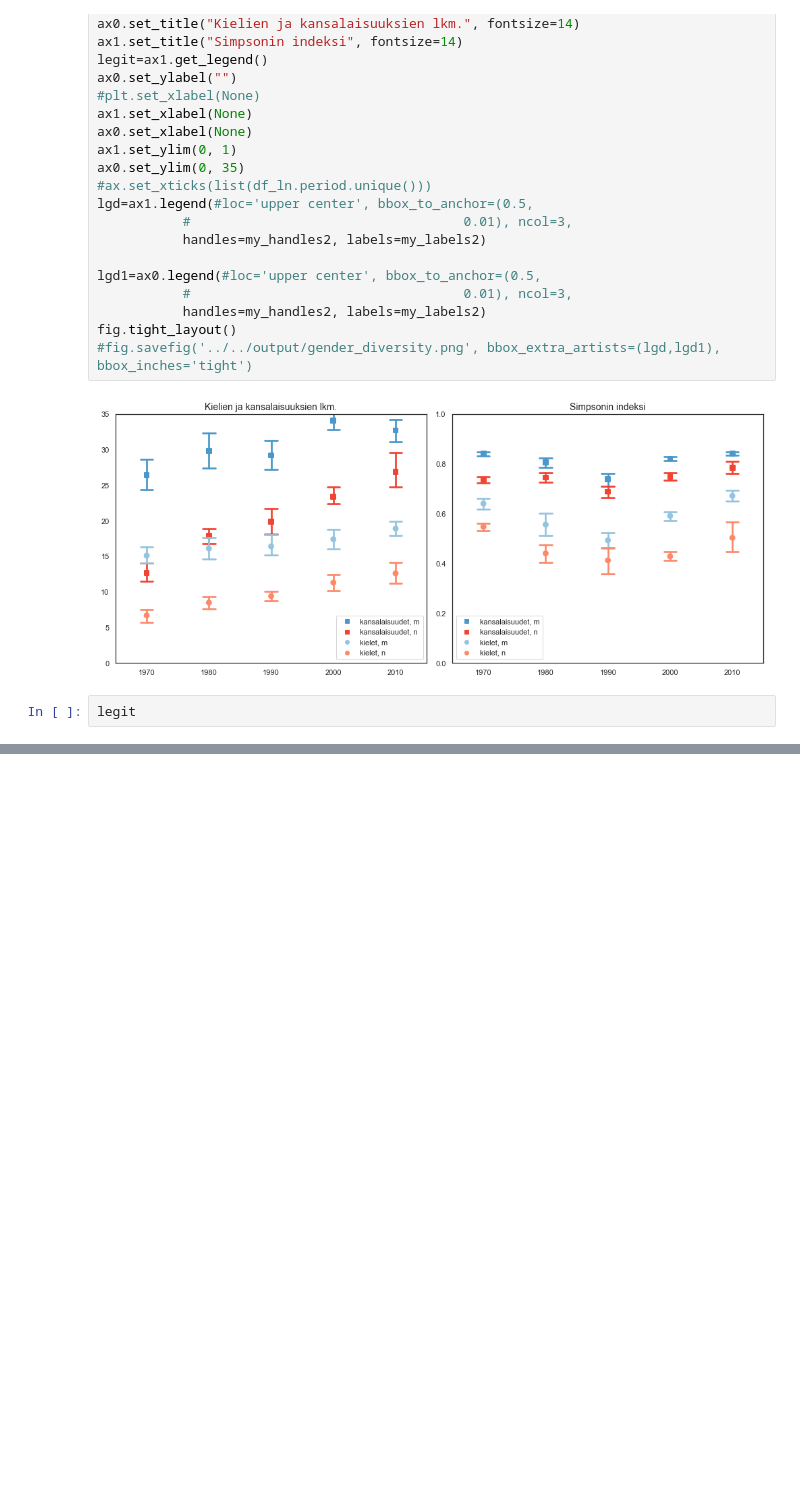
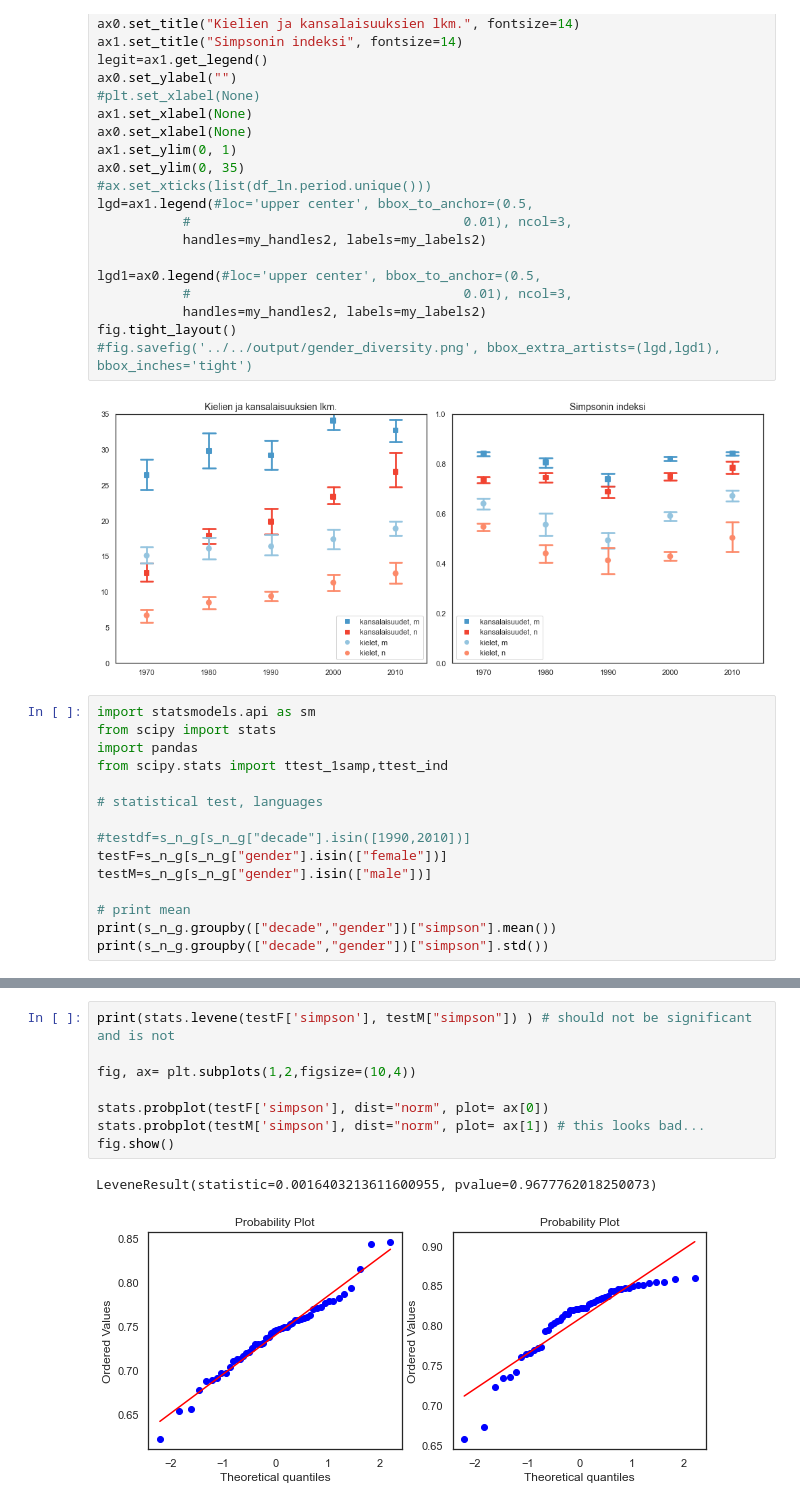
Before and after one commit to telmaau/ks-tutkielma, a Jupyter notebook: code/analyses/plots4.ipynb, the cells around one changed output, grey strips where cells are left out. Saved outputs shown, nothing was run; the diff lists cells and outputs as text; blank space fills up the shorter version.

```diff
--- a/code/analyses/plots4.ipynb
+++ b/code/analyses/plots4.ipynb
@@ -1565,4 +1565,17 @@ fig.tight_layout()
 # %% [output]
 [figure]
 # %%
-legit
+import statsmodels.api as sm
+from scipy import stats
+import pandas
+from scipy.stats import ttest_1samp,ttest_ind
+
+# statistical test, languages
+
+#testdf=s_n_g[s_n_g["decade"].isin([1990,2010])]
+testF=s_n_g[s_n_g["gender"].isin(["female"])]
+testM=s_n_g[s_n_g["gender"].isin(["male"])]
+
+# print mean
+print(s_n_g.groupby(["decade","gender"])["simpson"].mean())
+print(s_n_g.groupby(["decade","gender"])["simpson"].std())
@@ -1568,0 +1600,11 @@ legit
+# %%
+print(stats.levene(testF['simpson'], testM["simpson"]) ) # should not be significant and is not
+
+fig, ax= plt.subplots(1,2,figsize=(10,4))
+
+stats.probplot(testF['simpson'], dist="norm", plot= ax[0])
+stats.probplot(testM['simpson'], dist="norm", plot= ax[1]) # this looks bad...
+fig.show()
+# %% [output]
+LeveneResult(statistic=0.0016403213611600955, pvalue=0.9677762018250073)
+[figure, added]
```
Also changed, not shown: parts of 8 cells of this notebook, 2 other files.
